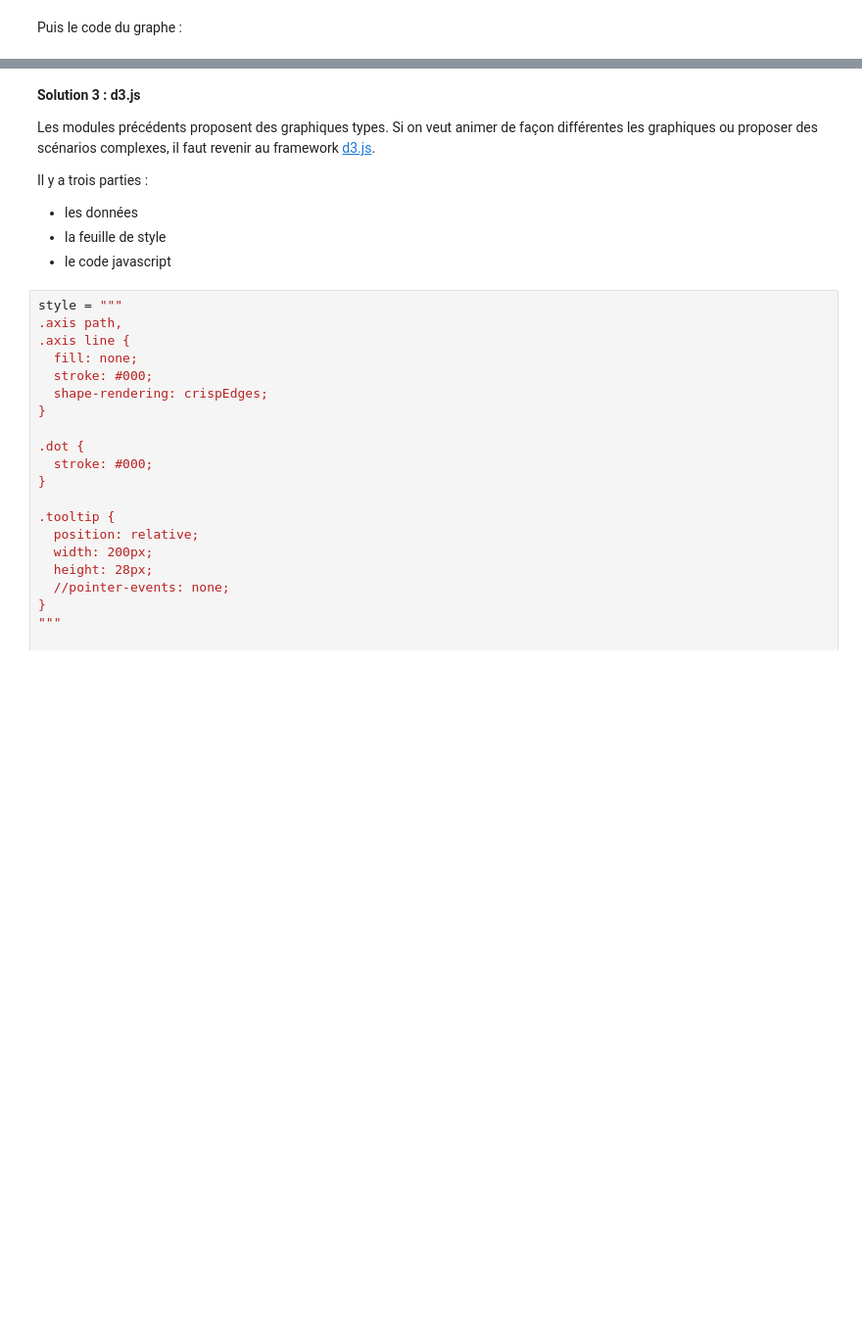
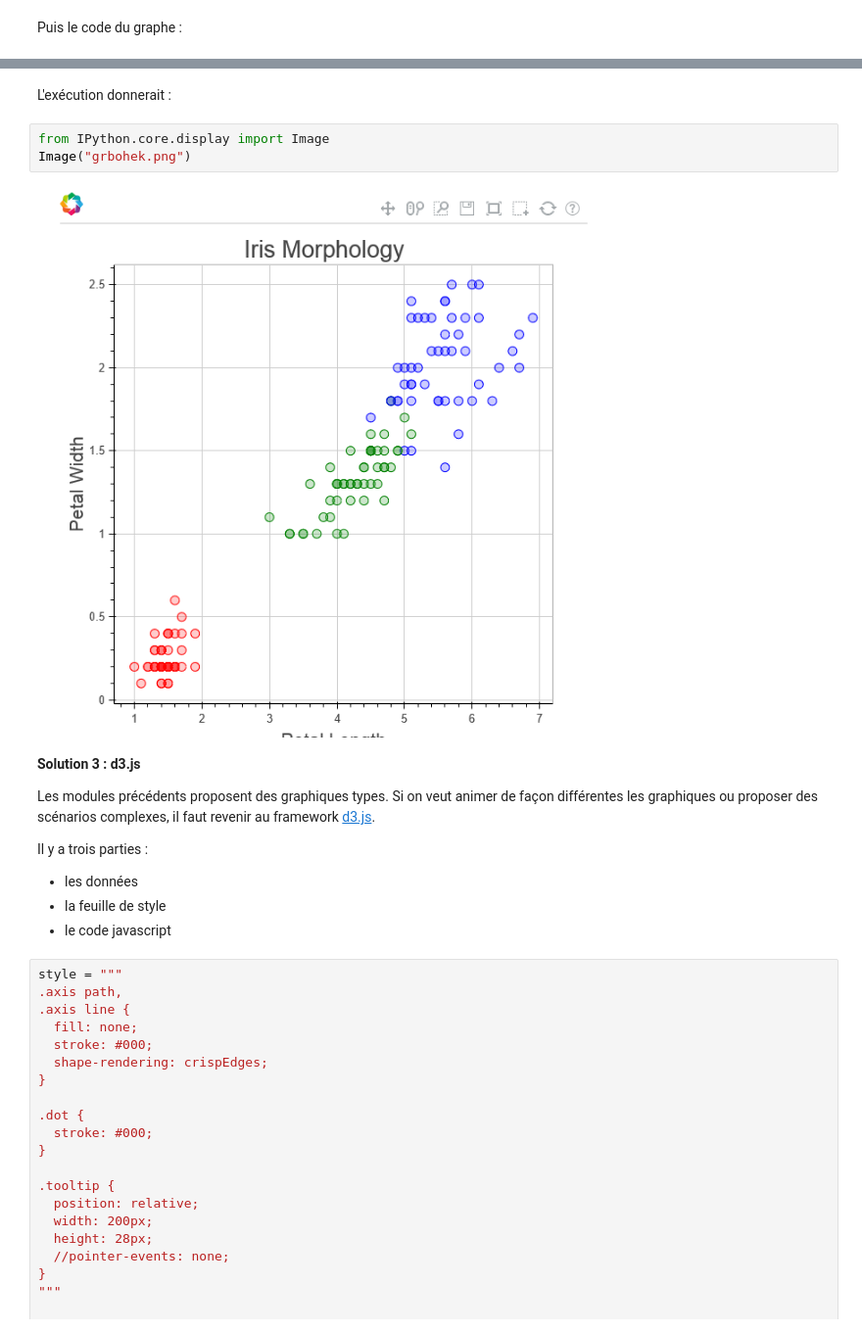
Before and after one commit to sdpython/ensae_teaching_cs, a Jupyter notebook: _doc/notebooks/td2a/td2a_cenonce_session_4A.ipynb, the cells around one changed output, grey strips where cells are left out. Shown at 98% size. Saved outputs shown, nothing was run; the diff lists cells and outputs as text; blank space fills up the shorter version.

```diff
--- a/_doc/notebooks/td2a/td2a_cenonce_session_4A.ipynb
+++ b/_doc/notebooks/td2a/td2a_cenonce_session_4A.ipynb
@@ -184,3 +184,10 @@ show()
+# %% [markdown]
+L'exécution donnerait :
+# %%
+from IPython.core.display import Image
+Image("grbohek.png")
+# %% [output]
+[figure, added]
 # %% [markdown]
 **Solution 3 : d3.js**
 
```
Also changed, not shown: parts of 6 cells of this notebook, 6 other files.
